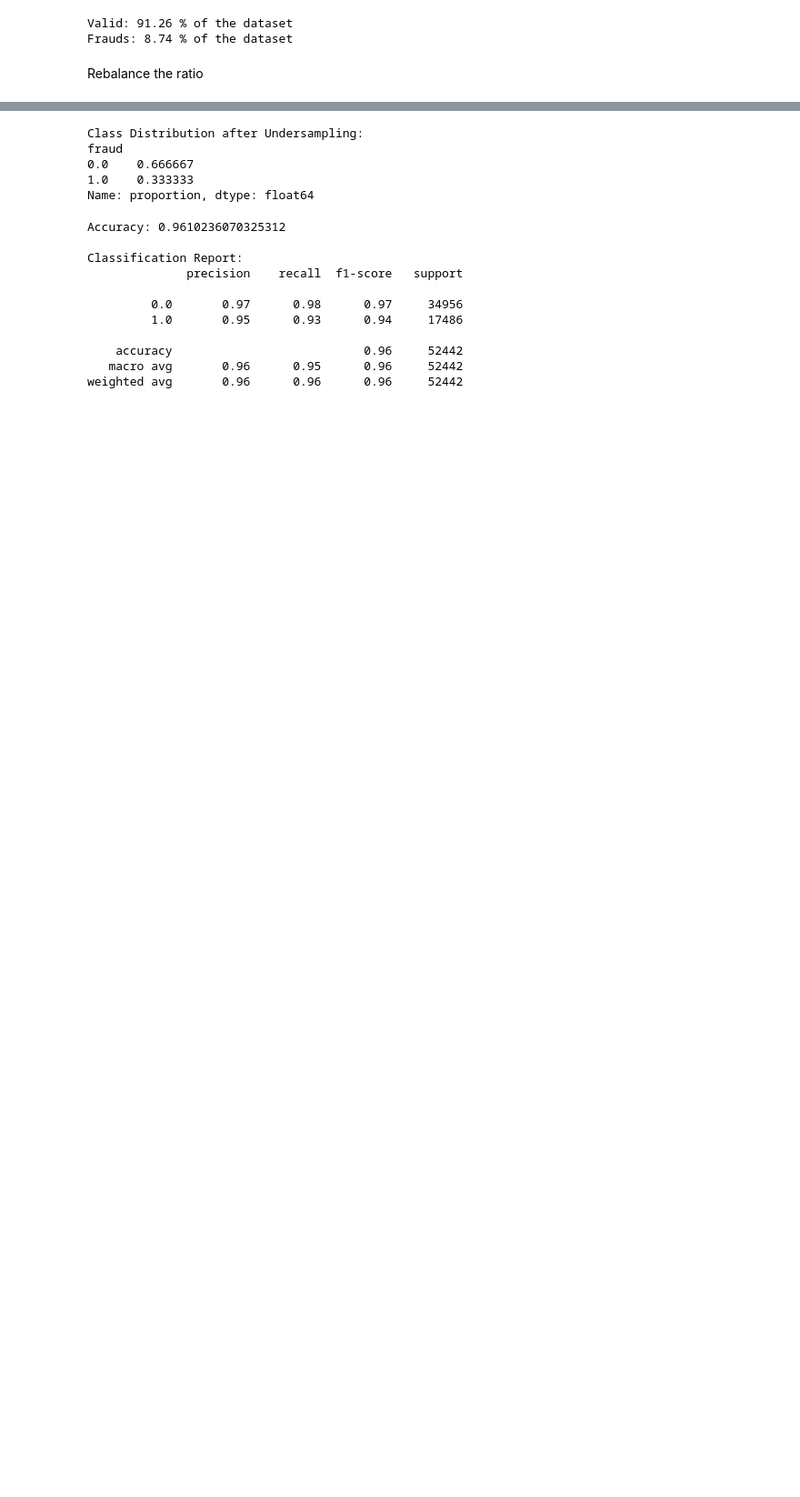
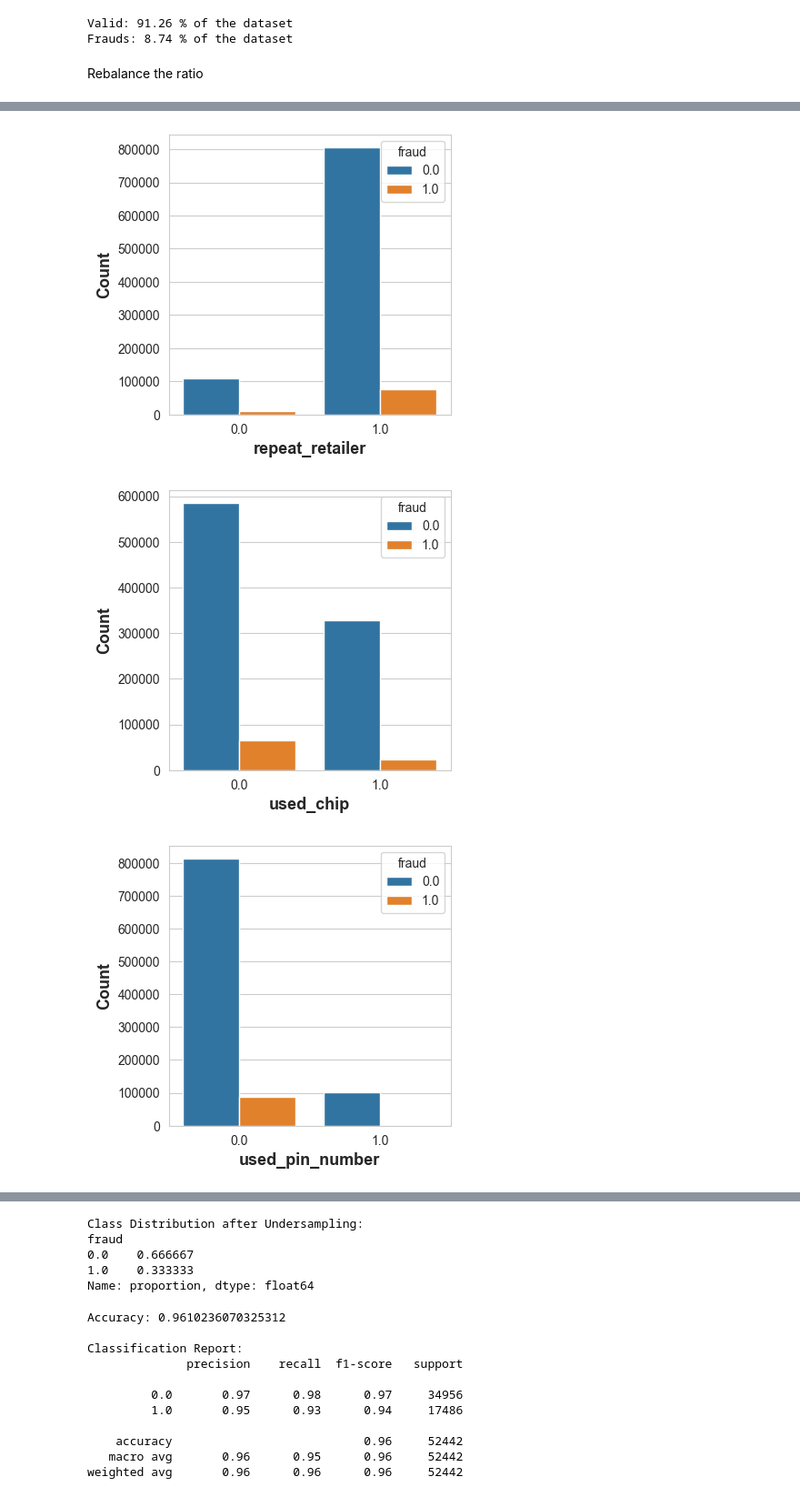
Before and after one commit to lucasdsm78/IAProject, a Jupyter notebook: fraud-detection-with-0-96-recall-and-0-98-auc.ipynb, the cells around one changed output, grey strips where cells are left out. Shown at 91% size. Saved outputs shown, nothing was run; the diff lists cells and outputs as text; code cells hidden in the pictures; blank space fills up the shorter version.

```diff
--- a/fraud-detection-with-0-96-recall-and-0-98-auc.ipynb
+++ b/fraud-detection-with-0-96-recall-and-0-98-auc.ipynb
@@ -40,0 +55,17 @@ Rebalance the ratio
+# %%
+categorical_columns = ['repeat_retailer', 'used_chip','used_pin_number', 'online_order']
+for i, col in enumerate(categorical_columns):
+    plt.figure(figsize = (4, 4))
+
+    sns.countplot(
+        data = df,
+        x = col,
+        hue = 'fraud',
+    )
+    plt.xlabel(col, size = 13, weight = 'bold')
+    plt.ylabel('Count', size = 13, weight = 'bold')
+    plt.show()
+# %% [output]
+[figure, added]
+[figure, added]
+[figure, added]
```
Also changed, not shown: parts of 3 cells of this notebook, 1 other file.
